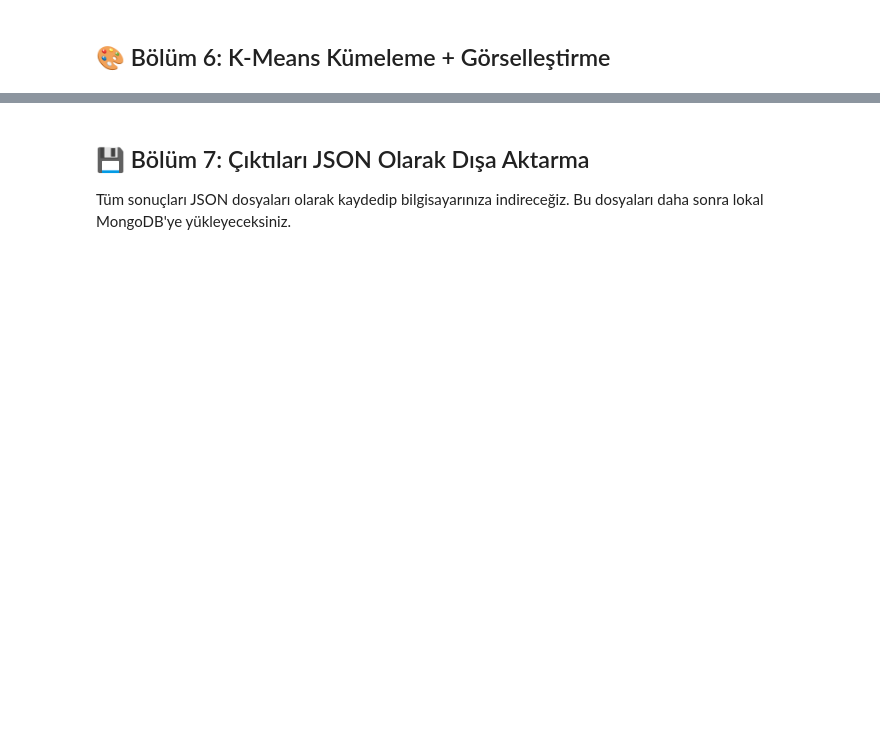
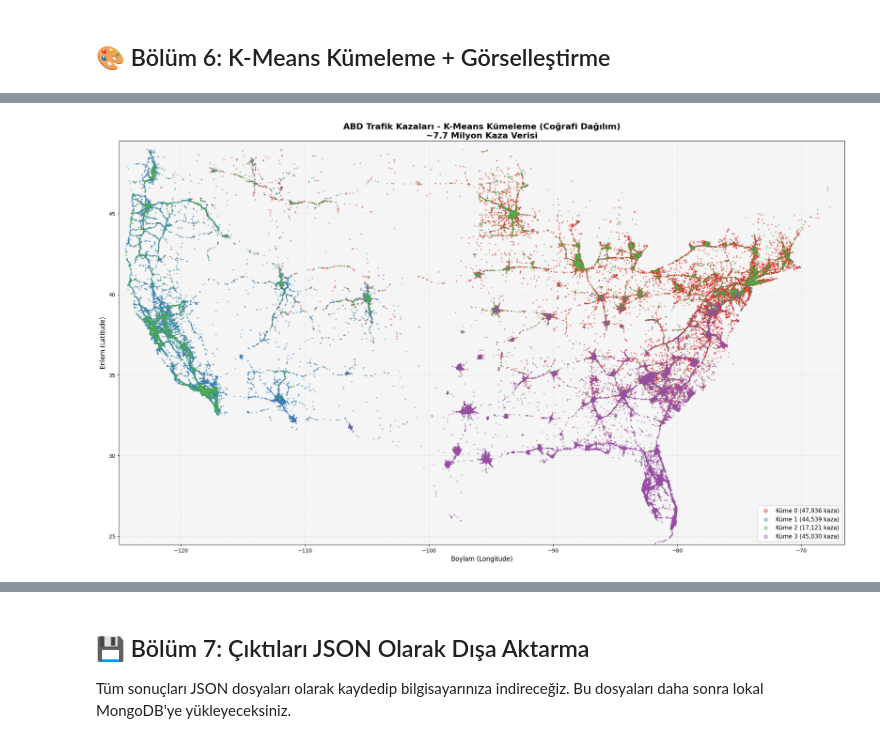
Before and after one commit to fthsrbst/us-accidents-bigdata-pipeline, a Jupyter notebook: Pipeline_Collab/BuyukVeri_Pipeline_Projesi.ipynb, the cells around one changed output, grey strips where cells are left out. Drawn from its saved outputs; the diff is of its cells as text; code cells hidden in the pictures; blank space fills up the shorter version.

```diff
--- a/Pipeline_Collab/BuyukVeri_Pipeline_Projesi.ipynb
+++ b/Pipeline_Collab/BuyukVeri_Pipeline_Projesi.ipynb
@@ -256,0 +480,20 @@ print(f"✅ Örnek veri boyutu: {df_sample.count():,} kayıt")
+# %%
+# ============================================================================
+# TÜM VERİYİ KULLAN - ÖRNEKLEME YOK
+# ============================================================================
+# PySpark dağıtık işlem yapacağı için tüm veriyi kullanabiliriz
+# Sadece Pandas'a çevirirken parçalı işleme yapacağız
+
+print("📊 TÜM VERİ kullanılacak - örnekleme yapılmıyor!")
+print("="*60)
+
+# Tüm veriyi df_sample olarak ata (isim uyumluluğu için)
+df_sample = df_indexed
+
+# Veriyi cache'le (tekrar tekrar okumamak için)
+df_sample.cache()
+
+total_count = df_sample.count()
+print(f"✅ Toplam veri boyutu: {total_count:,} kayıt")
+print(f"📊 Bu veri K-Means ve JSON export için kullanılacak")
+print(f"📊 kNN için stratified sampling yapılacak (2M kayıt)")
@@ -609,0 +1010,72 @@ plt.show()
+# %%
+# Kümelerin coğrafi görselleştirmesi - GELİŞTİRİLMİŞ VERSİYON
+print("🗺️ Coğrafi Küme Görselleştirmesi (Amerika Haritası)...")
+
+# Daha dengeli örnekleme için sample() kullan (limit yerine)
+# Bu şekilde tüm bölgelerden orantılı veri alınır
+df_viz = df_clustered.select('Start_Lat', 'Start_Lng', 'cluster', 'Severity').sample(fraction=0.02, seed=42).toPandas()
+
+print(f"📊 Görselleştirme için {len(df_viz):,} nokta kullanılıyor")
+
+# ABD ana kıtası sınırları (Alaska ve Hawaii hariç)
+US_BOUNDS = {
+    'lat_min': 24.5,   # Florida Keys
+    'lat_max': 49.5,   # Kanada sınırı
+    'lng_min': -125.0, # Batı kıyısı
+    'lng_max': -66.5   # Doğu kıyısı
+}
+
+# Sadece ABD ana kıtasındaki verileri filtrele
+df_viz_filtered = df_viz[
+    (df_viz['Start_Lat'] >= US_BOUNDS['lat_min']) &
+    (df_viz['Start_Lat'] <= US_BOUNDS['lat_max']) &
+    (df_viz['Start_Lng'] >= US_BOUNDS['lng_min']) &
+    (df_viz['Start_Lng'] <= US_BOUNDS['lng_max'])
+]
+
+print(f"📊 Filtreleme sonrası: {len(df_viz_filtered):,} nokta")
+
+# Renk paleti - kümeler için belirgin renkler
+cluster_colors = ['#e41a1c', '#377eb8', '#4daf4a', '#984ea3', '#ff7f00']
+
+fig, ax = plt.subplots(figsize=(20, 12))
+
+# Her küme için ayrı scatter plot (legend için)
+for cluster_id in sorted(df_viz_filtered['cluster'].unique()):
+    cluster_data = df_viz_filtered[df_viz_filtered['cluster'] == cluster_id]
+    ax.scatter(
+        cluster_data['Start_Lng'],
+        cluster_data['Start_Lat'],
+        c=cluster_colors[int(cluster_id) % len(cluster_colors)],
+        label=f'Küme {int(cluster_id)} ({len(cluster_data):,} kaza)',
+        alpha=0.4,
+        s=3
+    )
+
+# ABD sınırlarına göre eksen limitleri
+ax.set_xlim(US_BOUNDS['lng_min'], US_BOUNDS['lng_max'])
+ax.set_ylim(US_BOUNDS['lat_min'], US_BOUNDS['lat_max'])
+
+# Aspect ratio ayarı - harita orantılı görünsün (ABD için ~1.3)
+ax.set_aspect(1.3)
+
+# Başlık ve etiketler
+ax.set_xlabel('Boylam (Longitude)', fontsize=12)
+ax.set_ylabel('Enlem (Latitude)', fontsize=12)
+ax.set_title('ABD Trafik Kazaları - K-Means Kümeleme (Coğrafi Dağılım)\n~7.7 Milyon Kaza Verisi', fontsize=16, fontweight='bold')
+
+# Grid ekle
+ax.grid(True, alpha=0.3, linestyle='--')
+
+# Legend
+ax.legend(loc='lower right', fontsize=11, markerscale=4, framealpha=0.9)
+
+# Arka plan rengi
+ax.set_facecolor('#f5f5f5')
+
+plt.tight_layout()
+plt.savefig('geographic_clusters.png', dpi=200, bbox_inches='tight', facecolor='white')
+plt.show()
+
+print("✅ Coğrafi görselleştirme tamamlandı!")
+# %% [output]
@@ -609,0 +1085 @@ plt.show()
+[figure, added]
```
Also changed, not shown: parts of 65 cells of this notebook, 31 other files.
